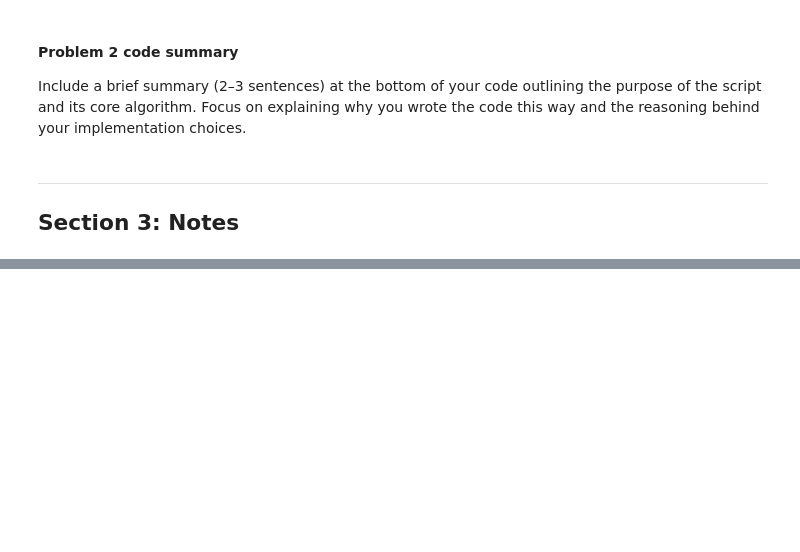
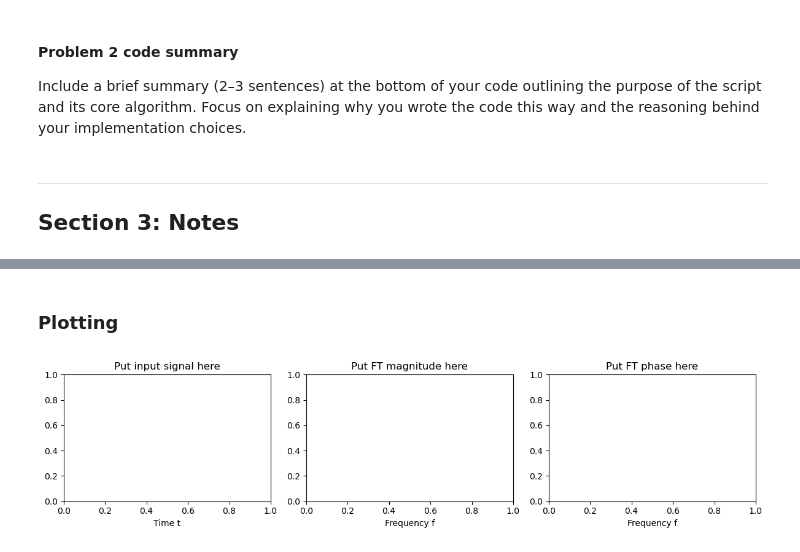
Before and after one commit to jrgrefal/ap155lab_ay26271, a Jupyter notebook: ap155_12Integration_surname.ipynb, the cells around one changed output, grey strips where cells are left out. Cells and saved outputs as stored; diff of their text form; code cells hidden in the pictures; blank space fills up the shorter version.

```diff
--- a/ap155_12Integration_surname.ipynb
+++ b/ap155_12Integration_surname.ipynb
@@ -662,0 +266,18 @@ total_area
+# %% [markdown]
+### Plotting
+# %%
+fig, ax = plt.subplots(1, 3, figsize=(12, 3))
+
+ax[0].set_title("Put input signal here")
+ax[0].set_xlabel("Time t")
+#....
+ax[1].set_title("Put FT magnitude here")
+ax[1].set_xlabel("Frequency f")
+#....
+ax[2].set_title("Put FT phase here")
+ax[2].set_xlabel("Frequency f")
+#...
+
+fig.tight_layout()
+# %% [output]
+[figure, added]
```
Also changed, not shown: parts of 62 cells of this notebook.
